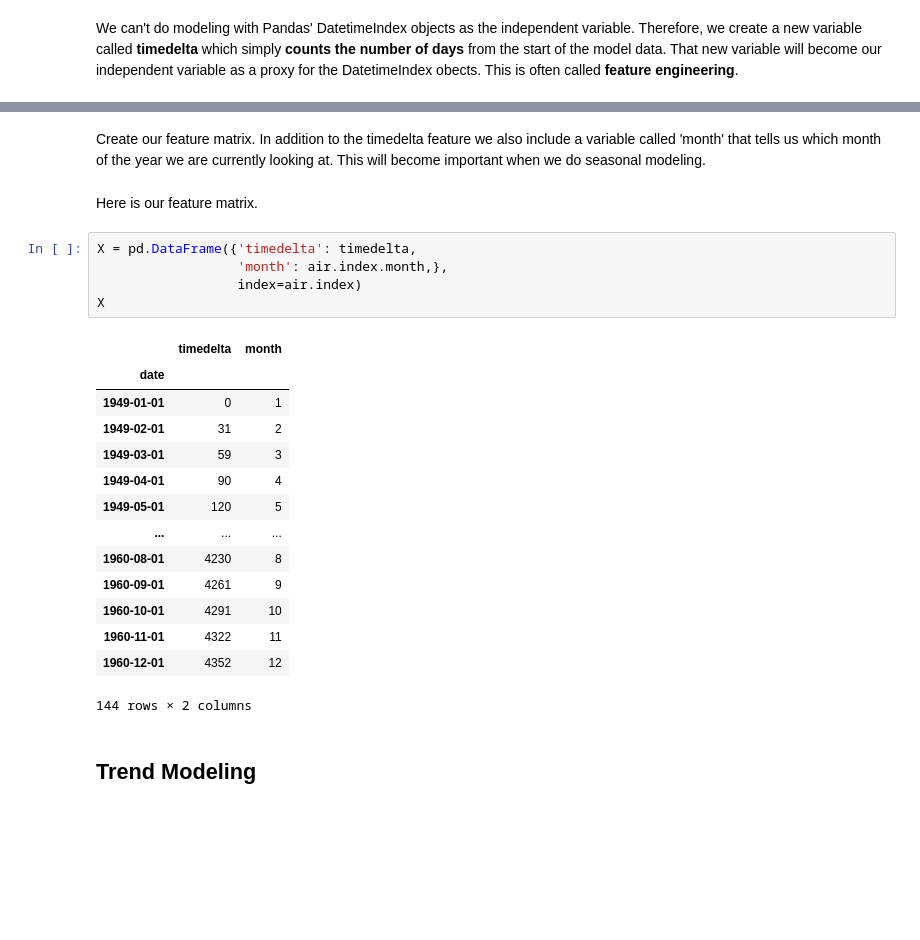
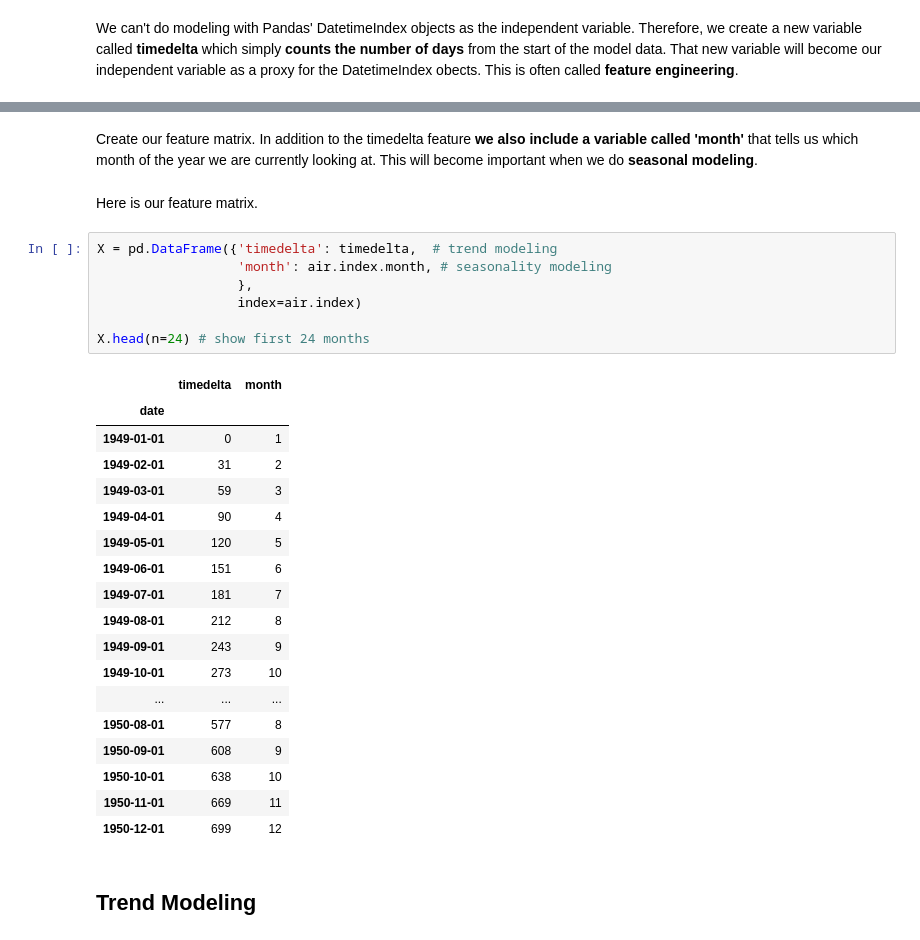
Before and after one commit to lutzhamel/CSC310, a Jupyter notebook: notes/23d-time-series-forecasting.ipynb, the cells around one changed output, grey strips where cells are left out. Cells and saved outputs as stored; diff of their text form; blank space fills up the shorter version.

```diff
--- a/notes/23d-time-series-forecasting.ipynb
+++ b/notes/23d-time-series-forecasting.ipynb
@@ -86,29 +86,35 @@ timedelta
  4322,
  4352]
 # %% [markdown]
-Create our feature matrix.  In addition to the timedelta feature we also include a variable called 'month' that tells us which month of the year we are currently looking at.  This will become important when we do seasonal modeling.
+Create our feature matrix.  In addition to the timedelta feature **we also include a variable called 'month'** that tells us which month of the year we are currently looking at.  This will become important when we do **seasonal modeling**.
 # %% [markdown]
 Here is our feature matrix.
 # %%
-X = pd.DataFrame({'timedelta': timedelta,
-                  'month': air.index.month,},
+X = pd.DataFrame({'timedelta': timedelta,  # trend modeling
+                  'month': air.index.month, # seasonality modeling
+                  },
                   index=air.index)
-X
+
+X.head(n=24) # show first 24 months
 # %% [output]
 |  | timedelta | month |
 | date |  |  |
 | 1949-01-01 | 0 | 1 |
 | 1949-02-01 | 31 | 2 |
 | 1949-03-01 | 59 | 3 |
 | 1949-04-01 | 90 | 4 |
 | 1949-05-01 | 120 | 5 |
+| 1949-06-01 | 151 | 6 |
+| 1949-07-01 | 181 | 7 |
+| 1949-08-01 | 212 | 8 |
+| 1949-09-01 | 243 | 9 |
+| 1949-10-01 | 273 | 10 |
 | ... | ... | ... |
-| 1960-08-01 | 4230 | 8 |
-| 1960-09-01 | 4261 | 9 |
-| 1960-10-01 | 4291 | 10 |
-| 1960-11-01 | 4322 | 11 |
-| 1960-12-01 | 4352 | 12 |
+| 1950-08-01 | 577 | 8 |
+| 1950-09-01 | 608 | 9 |
+| 1950-10-01 | 638 | 10 |
+| 1950-11-01 | 669 | 11 |
+| 1950-12-01 | 699 | 12 |
-144 rows × 2 columns
 # %% [markdown]
 ## Trend Modeling
 # %% [markdown]
```
Also changed, not shown: parts of 6 cells of this notebook, 2 other files.
